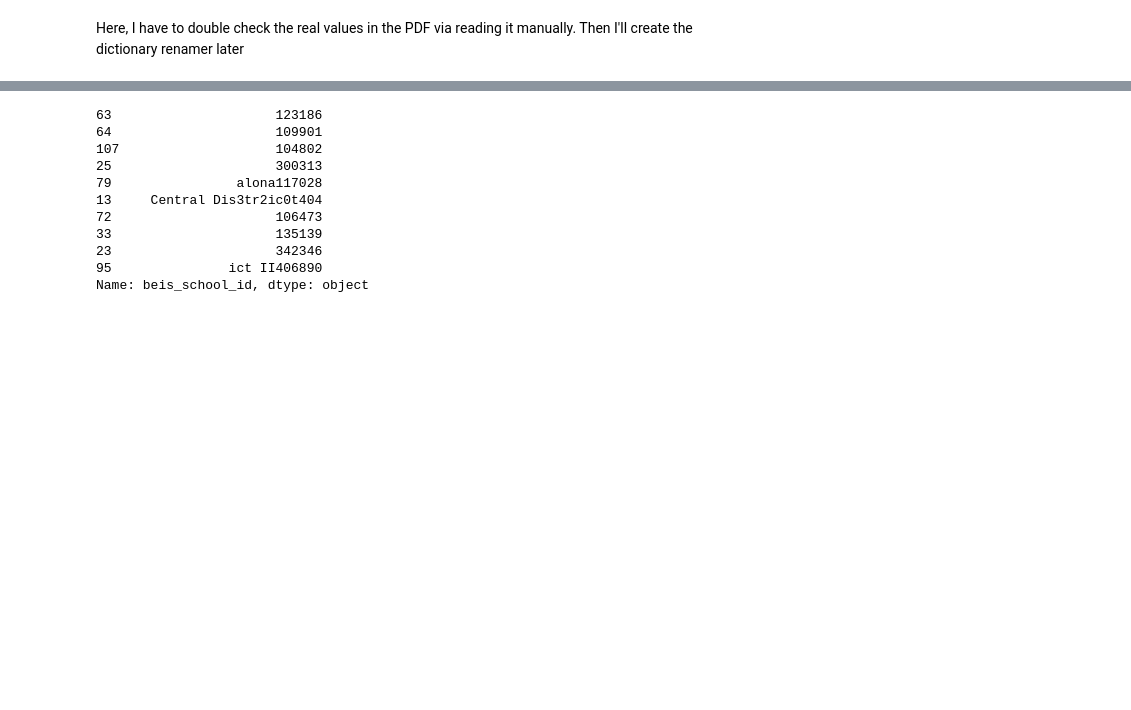
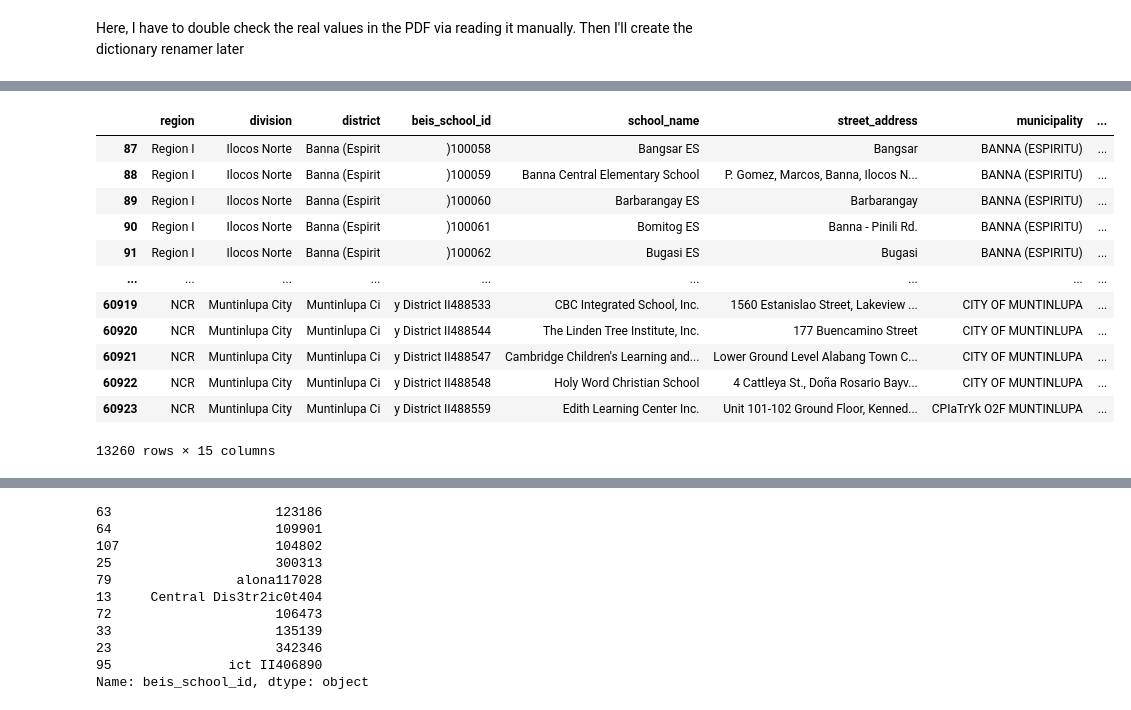
Before and after one commit to bendlikeabamboo/pap-datalab, a Jupyter notebook: notebooks/fuzzymatch.ipynb, the cells around one changed output, grey strips where cells are left out. Drawn from its saved outputs; the diff is of its cells as text; code cells hidden in the pictures; blank space fills up the shorter version.

```diff
--- a/notebooks/fuzzymatch.ipynb
+++ b/notebooks/fuzzymatch.ipynb
@@ -455,0 +510,2 @@ isnumeric_filter = root_df["beis_school_id"].astype
+# %%
+wdf = root_df[~six_dig_and_not_null]
@@ -455,0 +534,3 @@ isnumeric_filter = root_df["beis_school_id"].astype
+# %%
+# now lets try that
+wdf["beis_1"] = wdf["beis_school_id"].str.findall(r"\d+").str[0]
@@ -455,0 +557,18 @@ isnumeric_filter = root_df["beis_school_id"].astype
+# %%
+is_six_digit = (pd.to_numeric(wdf["beis_1"], errors="coerce").astype("Int32").astype(str).str.len()==6)
+# %%
+wdf[is_six_digit]
+# %% [output]
+|  | region | division | district | beis_school_id | school_name | street_address | municipality | ... |
+| 87 | Region I | Ilocos Norte | Banna (Espirit | )100058 | Bangsar ES | Bangsar | BANNA (ESPIRITU) | ... |
+| 88 | Region I | Ilocos Norte | Banna (Espirit | )100059 | Banna Central Elementary School | P. Gomez, Marcos, Banna, Ilocos N... | BANNA (ESPIRITU) | ... |
+| 89 | Region I | Ilocos Norte | Banna (Espirit | )100060 | Barbarangay ES | Barbarangay | BANNA (ESPIRITU) | ... |
+| 90 | Region I | Ilocos Norte | Banna (Espirit | )100061 | Bomitog ES | Banna - Pinili Rd. | BANNA (ESPIRITU) | ... |
+| 91 | Region I | Ilocos Norte | Banna (Espirit | )100062 | Bugasi ES | Bugasi | BANNA (ESPIRITU) | ... |
+| ... | ... | ... | ... | ... | ... | ... | ... | ... |
+| 60919 | NCR | Muntinlupa City | Muntinlupa Ci | y District II488533 | CBC Integrated School, Inc. | 1560 Estanislao Street, Lakeview ... | CITY OF MUNTINLUPA | ... |
+| 60920 | NCR | Muntinlupa City | Muntinlupa Ci | y District II488544 | The Linden Tree Institute, Inc. | 177 Buencamino Street | CITY OF MUNTINLUPA | ... |
+| 60921 | NCR | Muntinlupa City | Muntinlupa Ci | y District II488547 | Cambridge Children's Learning and... | Lower Ground Level Alabang Town C... | CITY OF MUNTINLUPA | ... |
+| 60922 | NCR | Muntinlupa City | Muntinlupa Ci | y District II488548 | Holy Word Christian School | 4 Cattleya St., Doña Rosario Bayv... | CITY OF MUNTINLUPA | ... |
+| 60923 | NCR | Muntinlupa City | Muntinlupa Ci | y District II488559 | Edith Learning Center Inc. | Unit 101-102 Ground Floor, Kenned... | CPIaTrYk O2F MUNTINLUPA | ... |
+13260 rows × 15 columns
```
Also changed, not shown: parts of 50 cells of this notebook, 2 other files.
